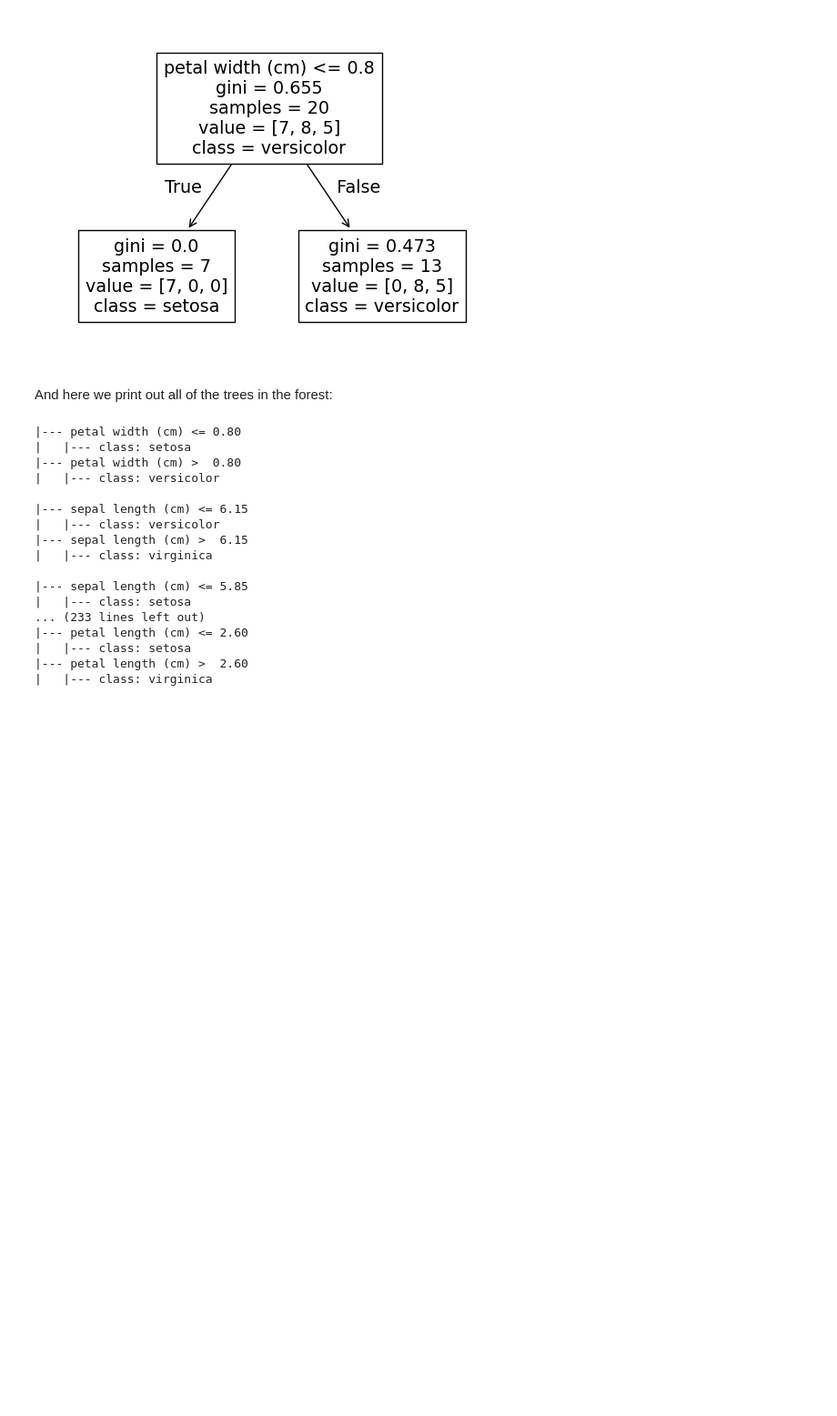
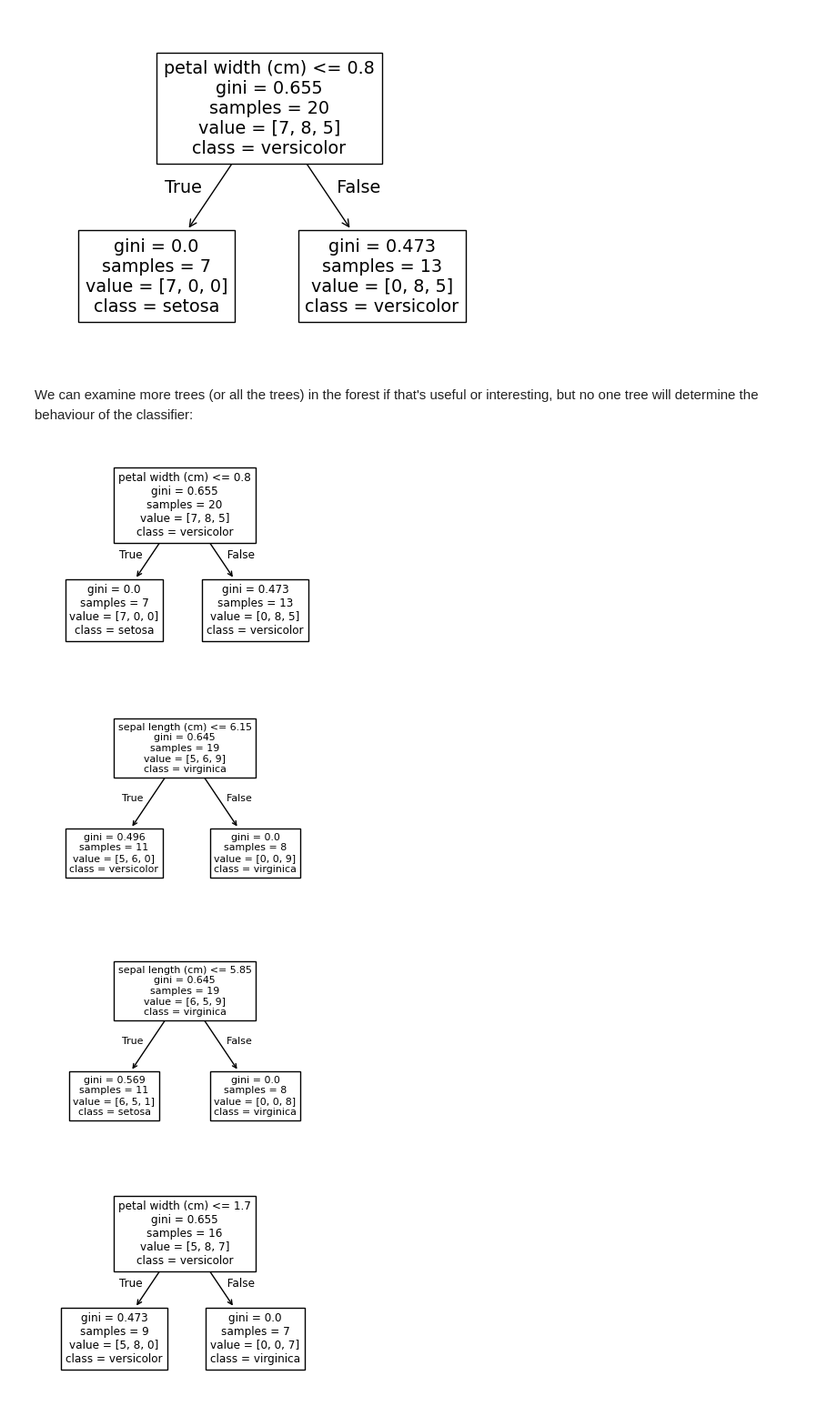
Before and after one commit to JohnMcKechnieGC/supervised-and-unsupervised-ml, a Jupyter notebook: classifying-irises.ipynb, the cells around one changed output. Shown at 91% size. Saved outputs shown, nothing was run; the diff lists cells and outputs as text; code cells hidden in the pictures; blank space fills up the shorter version.

Commit message:
Show additional trees in the random forest

```diff
--- a/classifying-irises.ipynb
+++ b/classifying-irises.ipynb
@@ -183,31 +183,19 @@ plot_tree(
 plt.show()
 # %% [output]
 [figure]
-# %% [markdown]
-And here we print out all of the trees in the forest:
+# %% [markdown]
+We can examine more trees (or all the trees) in the forest if that's useful or interesting, but no one tree will determine the behaviour of the classifier:
 # %%
-for individual_tree in clf_forest.estimators_:
-    print(
-        export_text(
-            individual_tree,
-            feature_names=X.columns,
-            class_names=['setosa', 'versicolor', 'virginica']
-    ))
+for individual_tree in clf_forest.estimators_[:5]:
+    plt.figure(figsize=(4, 3))
+    plot_tree(
+        individual_tree,
+        feature_names=X.columns,
+        class_names=['setosa', 'versicolor', 'virginica']
+    )
+    plt.show()
 # %% [output]
-|--- petal width (cm) <= 0.80
-|   |--- class: setosa
-|--- petal width (cm) >  0.80
-|   |--- class: versicolor
-
-|--- sepal length (cm) <= 6.15
-|   |--- class: versicolor
-|--- sepal length (cm) >  6.15
-|   |--- class: virginica
-
-|--- sepal length (cm) <= 5.85
-|   |--- class: setosa
-... (233 lines left out)
-|--- petal length (cm) <= 2.60
-|   |--- class: setosa
-|--- petal length (cm) >  2.60
-|   |--- class: virginica
+[figure, added]
+[figure, added]
+[figure, added]
+[figure, added]
```
Also changed, not shown: parts of 2 cells of this notebook.
